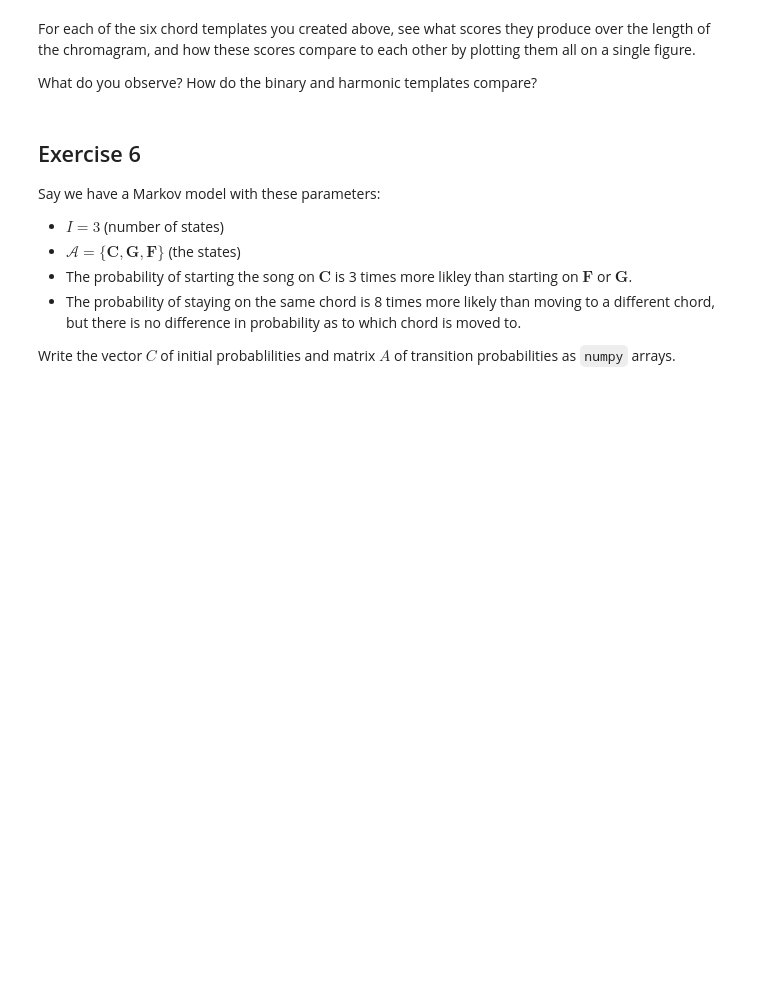
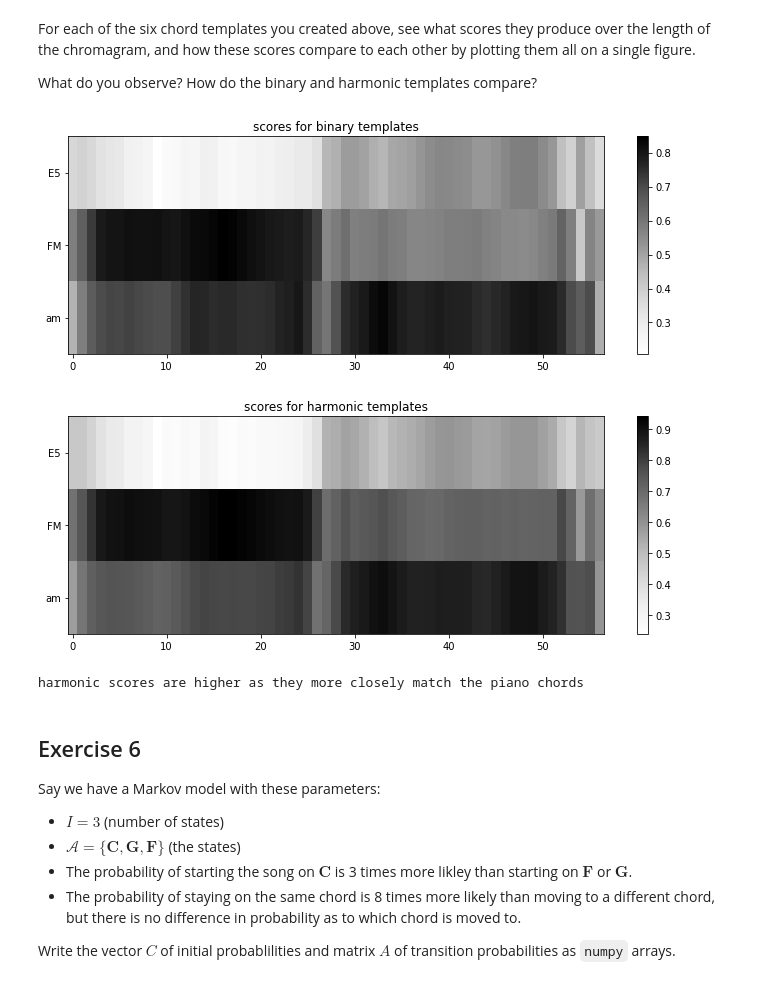
Before and after one commit to jmftrindade/digital_music_processing, a Jupyter notebook: 6_chords/lab6.ipynb, the cells around one changed output. Cells and saved outputs as stored; diff of their text form; code cells hidden in the pictures; blank space fills up the shorter version.

```diff
--- a/6_chords/lab6.ipynb
+++ b/6_chords/lab6.ipynb
@@ -119,7 +121,8 @@ F_major_bt = binary_chord_template([5, 9, 0])
 # E power
 E_power_bt = binary_chord_template([4, 11])
 
-for t in [A_minor_bt, F_major_bt, E_power_bt]:
+bts = [A_minor_bt, F_major_bt, E_power_bt]
+for t in bts:
     print(t)
     plt.imshow(np.atleast_2d(t).T, origin='lower', cmap='Greys');
     plt.show()
@@ -228,7 +233,8 @@ F_major_ht = harmonics_chord_template([5, 9, 0], alpha)
 E_power_ht = harmonics_chord_template([4, 11], alpha)
 #E_power_ht2 = fmp.harmonics_chord_template([4, 11], alpha)
 
-for t in [A_minor_ht, F_major_ht, E_power_ht]:
+hts = [A_minor_ht, F_major_ht, E_power_ht]
+for t in hts:
     print(t)
     plt.imshow(np.atleast_2d(t).T, origin='lower', cmap='Greys');
     plt.show()
@@ -264,6 +283,34 @@ fs = 22050
 For each of the six chord templates you created above, see what scores they produce over the length of the chromagram, and how these scores compare to each other by plotting them all on a single figure.
 
 What do you observe? How do the binary and harmonic templates compare?
+# %%
+n_cols = chroma.shape[1]
+bt_scores = np.zeros((len(bts), n_cols))
+ht_scores = np.zeros((len(hts), n_cols))
+
+for j in range(n_cols):
+    for i, t in enumerate(bts):
+        bt_scores[i, j] = np.dot(t, chroma[:, j])
+    for i, t in enumerate(hts):
+        ht_scores[i, j] = np.dot(t, chroma[:, j])
+
+plt.title('scores for binary templates')
+plt.imshow(bt_scores, origin='lower', aspect='auto', cmap='Greys')
+plt.yticks([0, 1, 2], ['am', 'FM', 'E5'])
+plt.colorbar()
+plt.show()
+
+plt.title('scores for harmonic templates')
+plt.imshow(ht_scores, origin='lower', aspect='auto', cmap='Greys')
+plt.yticks([0, 1, 2], ['am', 'FM', 'E5'])
+plt.colorbar()
+plt.show()
+
+print('harmonic scores are higher as they more closely match the piano chords')
+# %% [output]
+[figure, added]
+[figure, added]
+harmonic scores are higher as they more closely match the piano chords
 # %%
 connect_to_queue()
 # %% [markdown]
```
Also changed, not shown: parts of 4 cells of this notebook.
